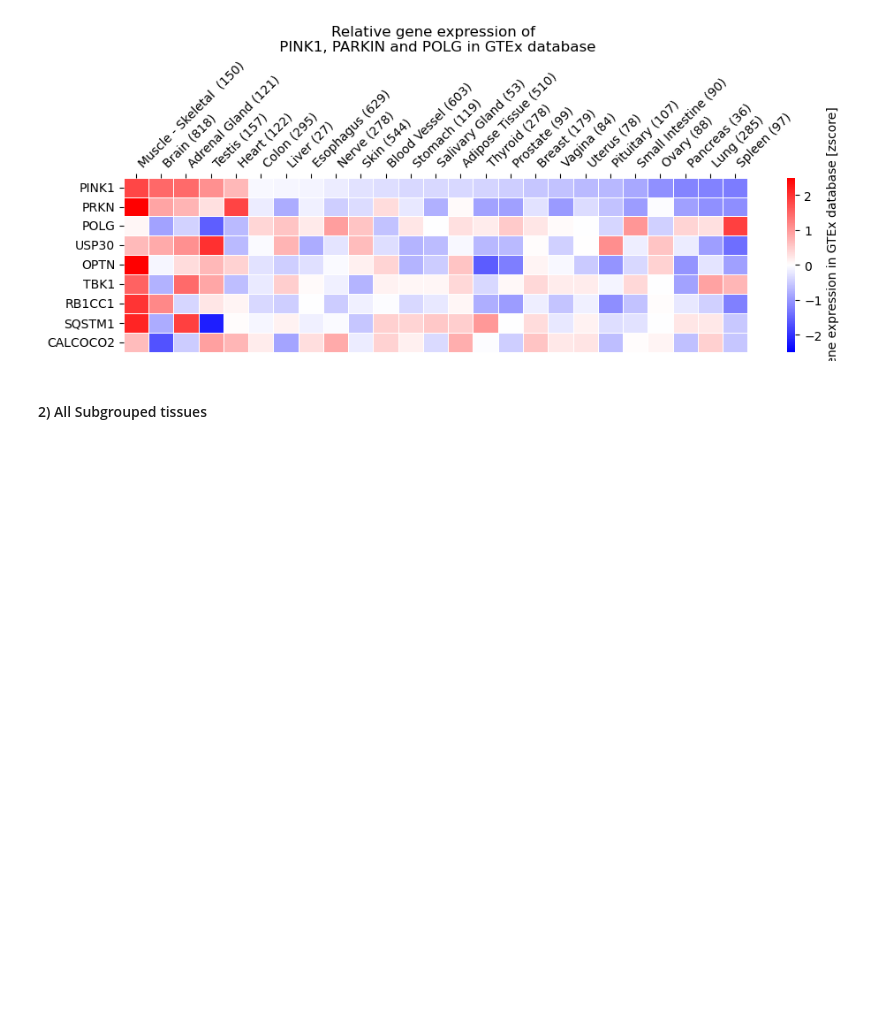
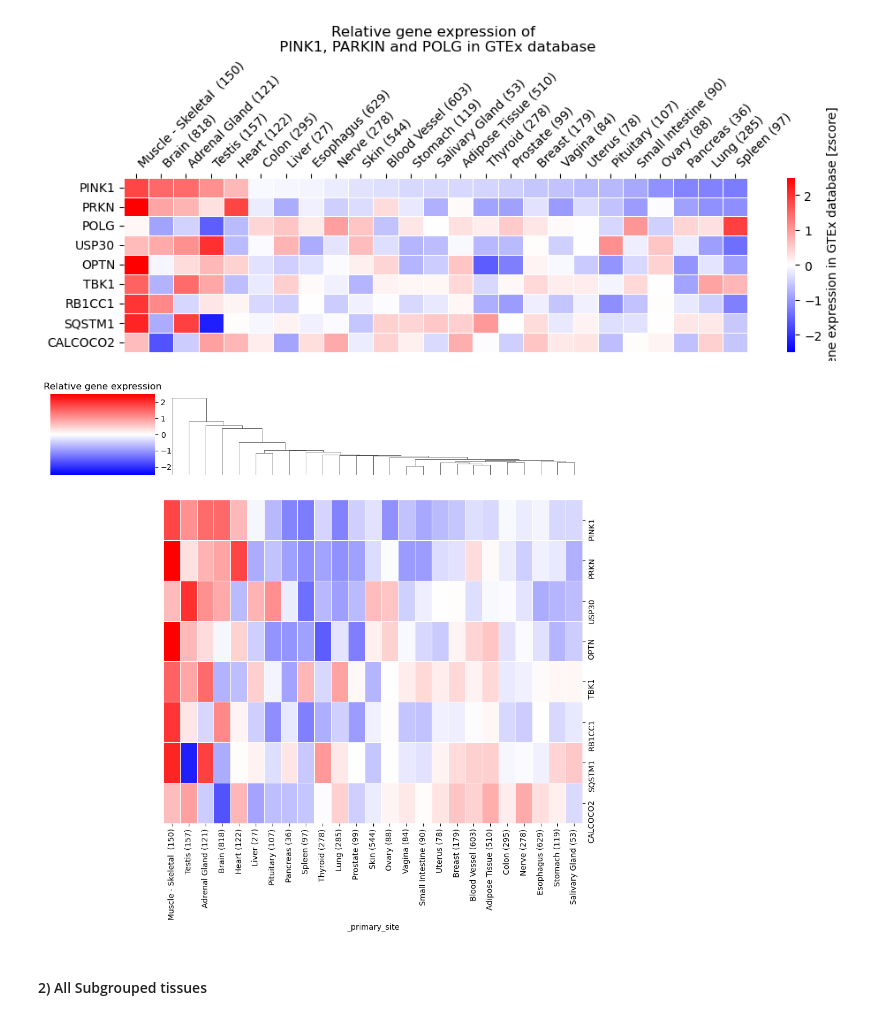
Before and after one commit to Keviosta/Mitophagy_collab, a Jupyter notebook: singh_et_al.ipynb, the cells around one changed output. Drawn from its saved outputs; the diff is of its cells as text; code cells hidden in the pictures; blank space fills up the shorter version.

```diff
--- a/singh_et_al.ipynb
+++ b/singh_et_al.ipynb
@@ -406,6 +406,22 @@ plt.tight_layout()
 plt.show()
 # %% [output]
 [figure]
+# %%
+# No POLG
+#cluster
+seaborn.clustermap(df_sites.T.loc[df_sites.T.index != 'POLG', :],
+                   cmap="bwr", linewidths=.5, center=0, vmin=-2.5, vmax=2.5,
+                   method='single', row_cluster = False, col_cluster = True)
+plt.title('Relative gene expression')
+
+plt.tight_layout()
+
+title_file = 'hm_primary_site_expression_no_polg'
+plt.savefig(output_file_directory+path2+title_file+'_.svg')
+
+plt.show()
+# %% [output]
+[figure, added]
 # %% [markdown]
 #### 2) All Subgrouped tissues
 # %%
```
Also changed, not shown: parts of 4 cells of this notebook.
